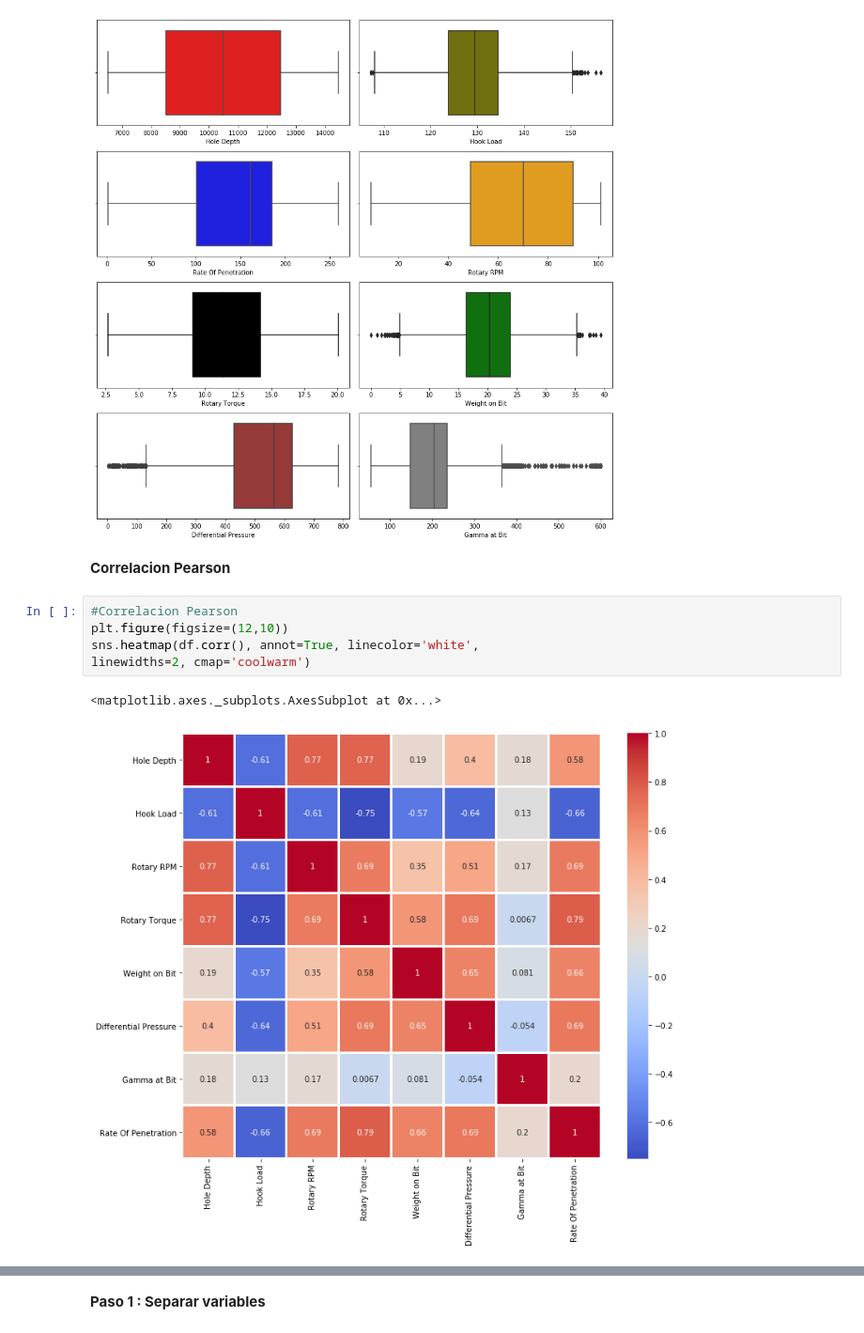
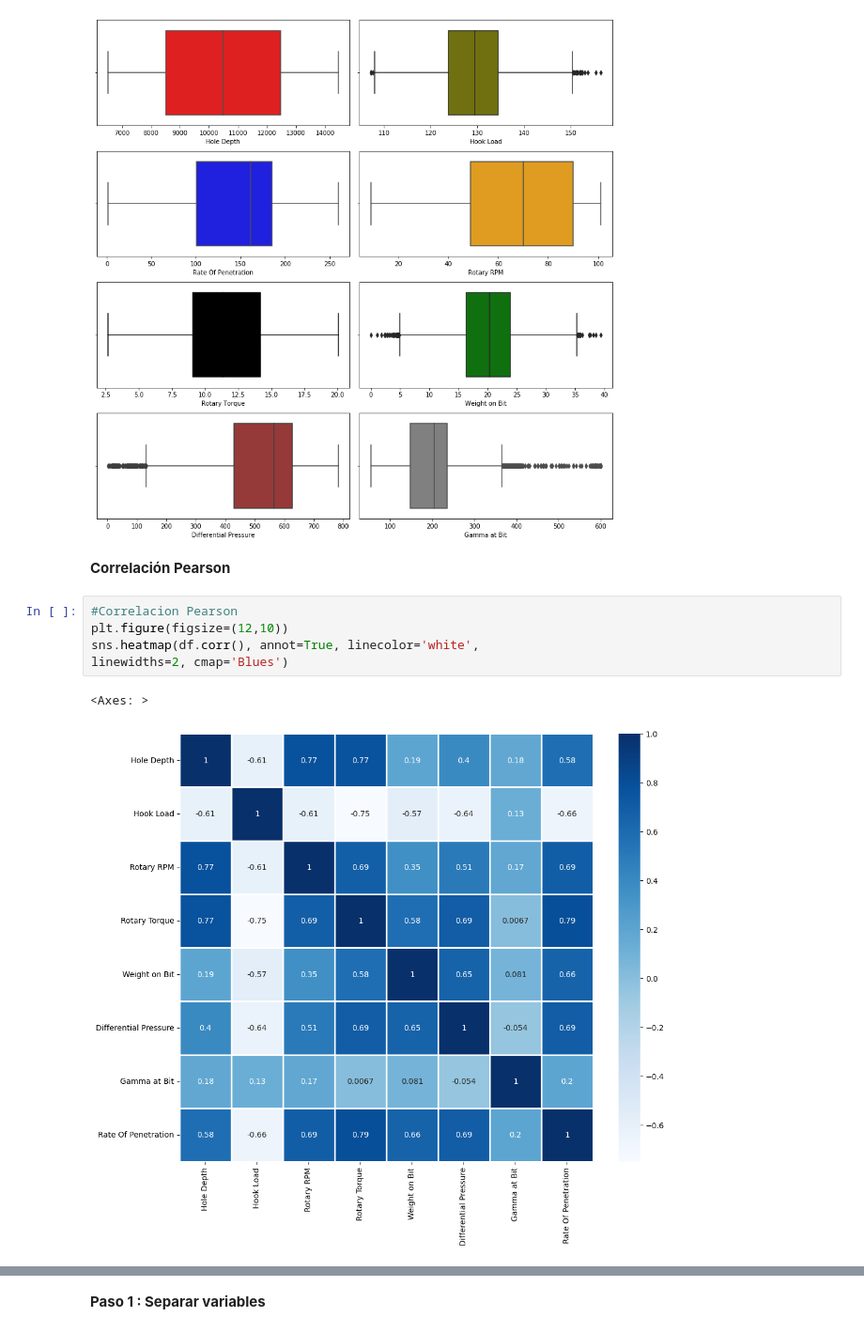
Before and after one commit to Carlosdaojeda/Tranformers-for-series-times, a Jupyter notebook: ROP(Rate_of_penetration).ipynb, the cells around one changed output, grey strips where cells are left out. Shown at 94% size. Cells and saved outputs as stored; diff of their text form.

```diff
--- a/ROP(Rate_of_penetration).ipynb
+++ b/ROP(Rate_of_penetration).ipynb
@@ -53,13 +53,13 @@ plt.tight_layout()
 # %% [output]
 [figure]
 # %% [markdown]
-**Correlacion Pearson**
+**Correlación Pearson**
 # %%
 #Correlacion Pearson
 plt.figure(figsize=(12,10))
 sns.heatmap(df.corr(), annot=True, linecolor='white',
-linewidths=2, cmap='coolwarm')
+linewidths=2, cmap='Blues')
 # %% [output]
-<matplotlib.axes._subplots.AxesSubplot at 0x...>
+<Axes: >
-[figure, old version]
+[figure, new version]
 # %% [markdown]
```
Also changed, not shown: parts of 5 cells of this notebook.
